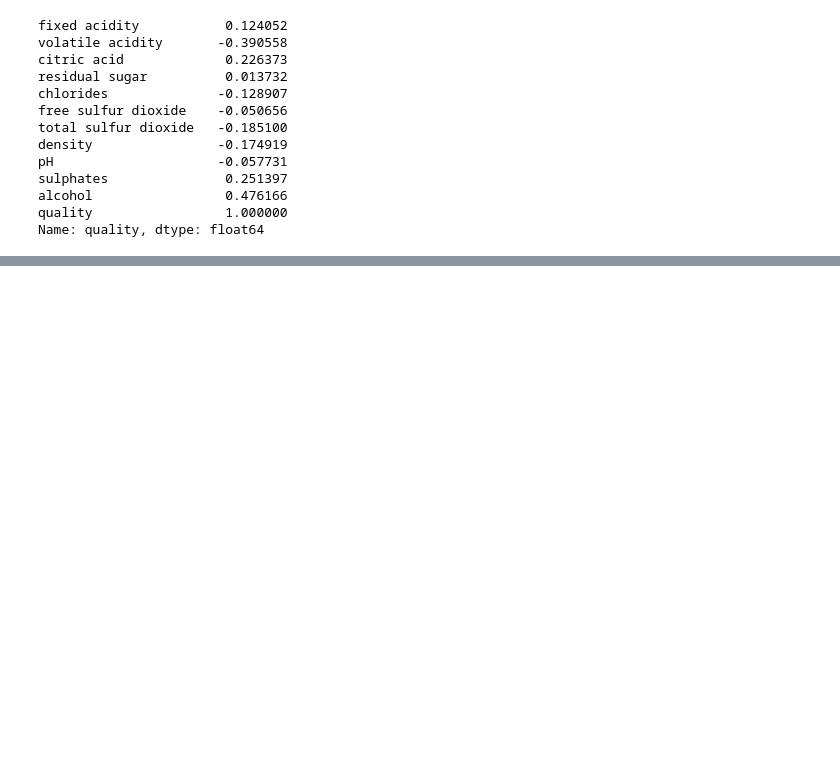
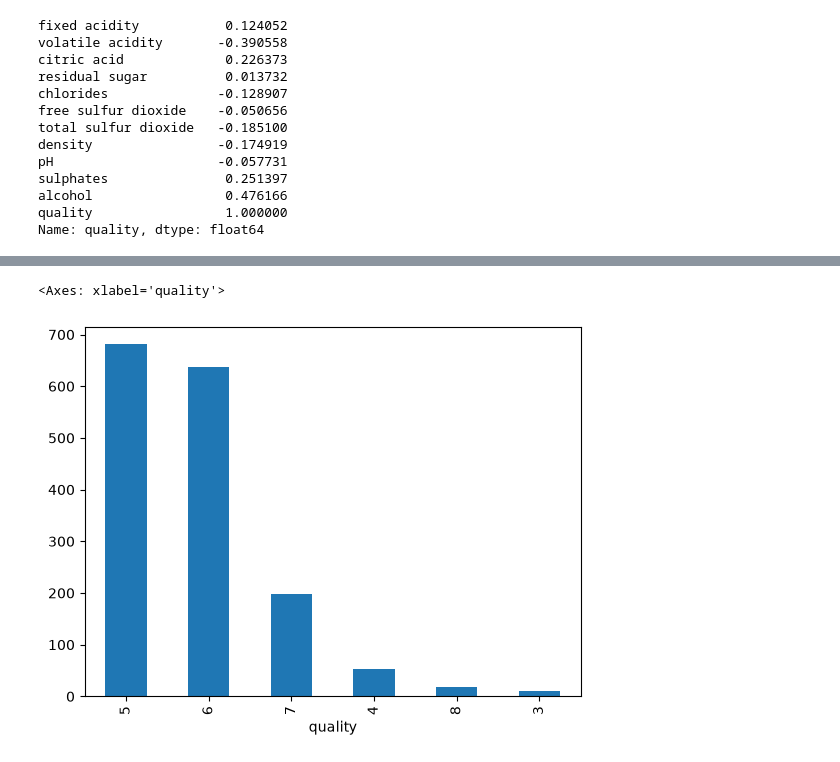
Before and after one commit to SabiahMdk/SabiahDAS, a Jupyter notebook: PYTHON/Feature Eng.ipynb/EDA redwine.ipynb, the cells around one changed output, grey strips where cells are left out. Drawn from its saved outputs; the diff is of its cells as text; code cells hidden in the pictures; blank space fills up the shorter version.

```diff
--- a/PYTHON/Feature Eng.ipynb/EDA redwine.ipynb
+++ b/PYTHON/Feature Eng.ipynb/EDA redwine.ipynb
@@ -178,0 +215,5 @@ Name: quality, dtype: float64
+# %%
+df.quality.value_counts().plot(kind='bar')
+# %% [output]
+<Axes: xlabel='quality'>
+[figure, added]
```
Also changed, not shown: parts of 7 cells of this notebook, 2 other files.
